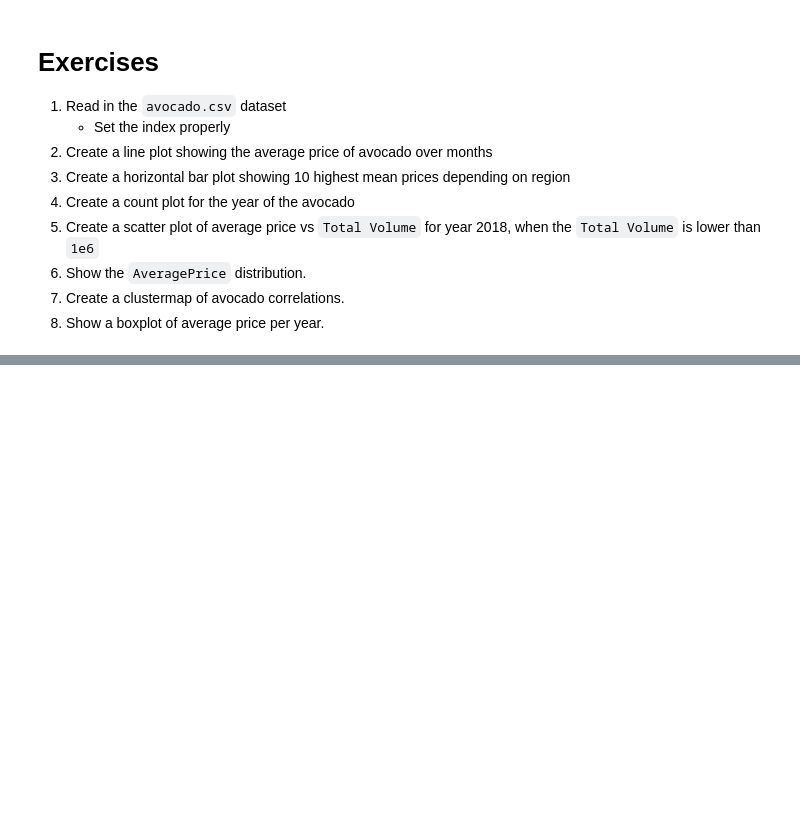
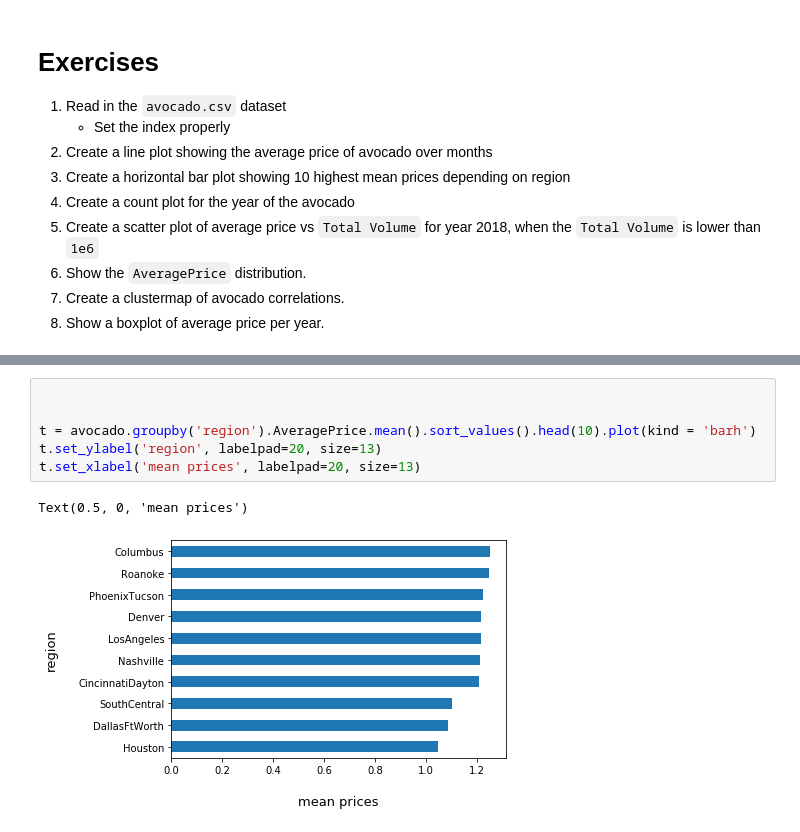
Before and after one commit to zakowski/Introduction-To-Python, a Jupyter notebook: 05 Data Visualization/notebook.ipynb, the cells around one changed output, grey strips where cells are left out. Cells and saved outputs as stored; diff of their text form; blank space fills up the shorter version.

```diff
--- a/05 Data Visualization/notebook.ipynb
+++ b/05 Data Visualization/notebook.ipynb
@@ -251,0 +276,9 @@ sns.clustermap(
+# %%
+
+
+t = avocado.groupby('region').AveragePrice.mean().sort_values().head(10).plot(kind = 'barh')
+t.set_ylabel('region', labelpad=20, size=13)
+t.set_xlabel('mean prices', labelpad=20, size=13)
+# %% [output]
+Text(0.5, 0, 'mean prices')
+[figure, added]
```
Also changed, not shown: parts of 7 cells of this notebook.
